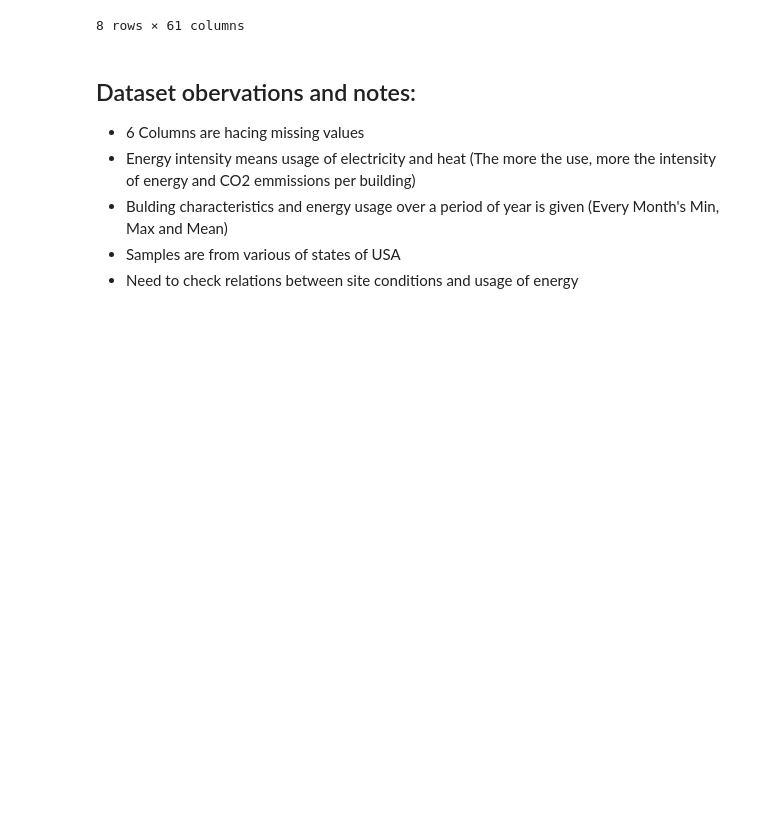
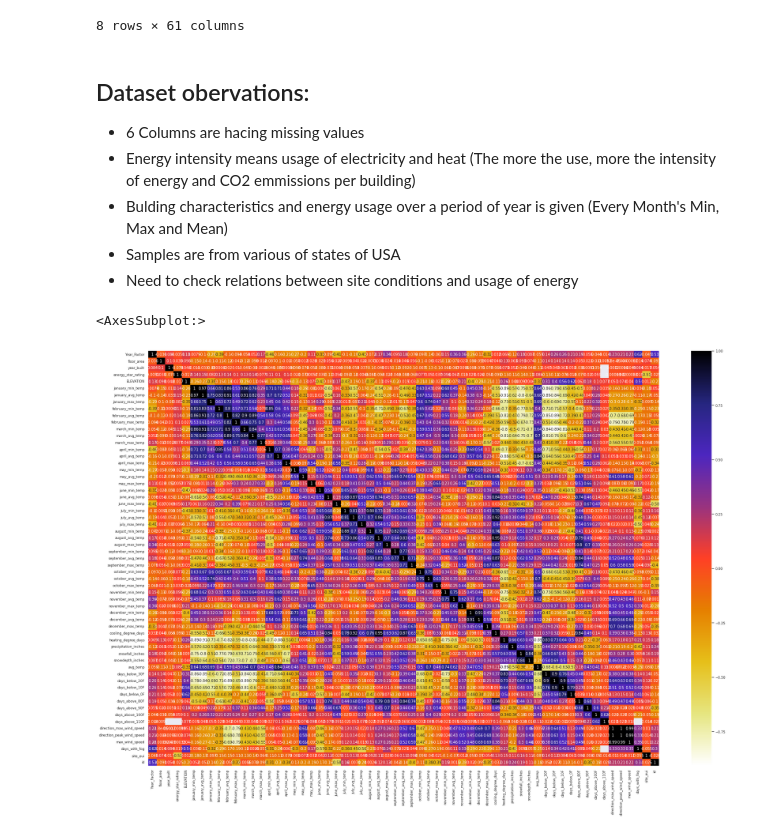
Before and after one commit to avikumart/Site-Energy-Intensity-Prediction-Project, a Jupyter notebook: site-energy-intensity-prediction-project-ml2.ipynb, the cells around one changed output. Saved outputs shown, nothing was run; the diff lists cells and outputs as text; code cells hidden in the pictures; blank space fills up the shorter version.

```diff
--- a/site-energy-intensity-prediction-project-ml2.ipynb
+++ b/site-energy-intensity-prediction-project-ml2.ipynb
@@ -89,10 +89,18 @@ df.describe()
 | max | 6.000000 | 6.385382e+06 | 2015.000000 | 100.000000 | 1924.500000 | 49.000000 | ... |
 8 rows × 61 columns
 # %% [markdown]
-## Dataset obervations and notes:
+## Dataset obervations:
 
 - 6 Columns are hacing missing values
 - Energy intensity means usage of electricity and heat (The more the use, more the intensity of energy and CO2 emmissions per building)
 - Bulding characteristics and energy usage over a period of year is given (Every Month's Min, Max and Mean)
 - Samples are from various of states of USA
 - Need to check relations between site conditions and usage of energy
+# %%
+# heatmap to visualize multi collinearity in dataset
+plt.figure(figsize=(30,20))
+sns.set(font_scale=0.8)
+sns.heatmap(df.corr(), annot=True, cmap=plt.cm.CMRmap_r)
+# %% [output]
+<AxesSubplot:>
+[figure, added]
```
Also changed, not shown: parts of 17 cells of this notebook.
